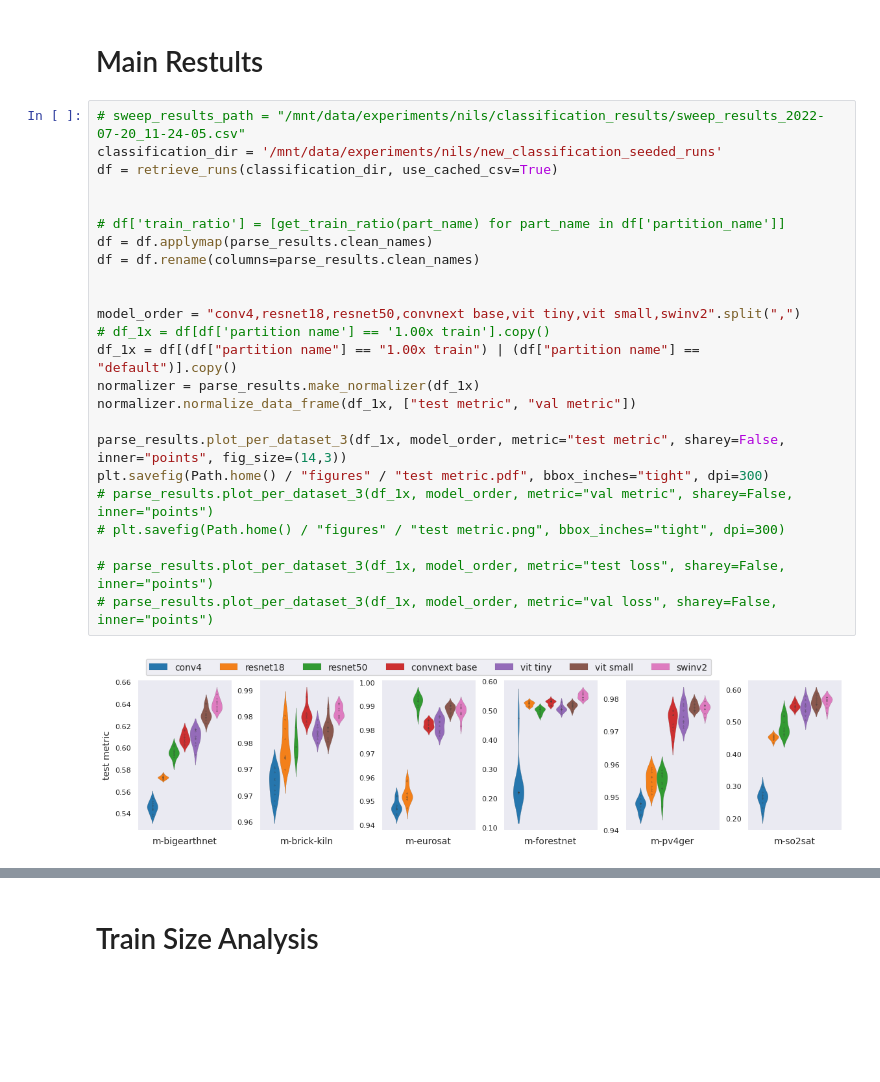
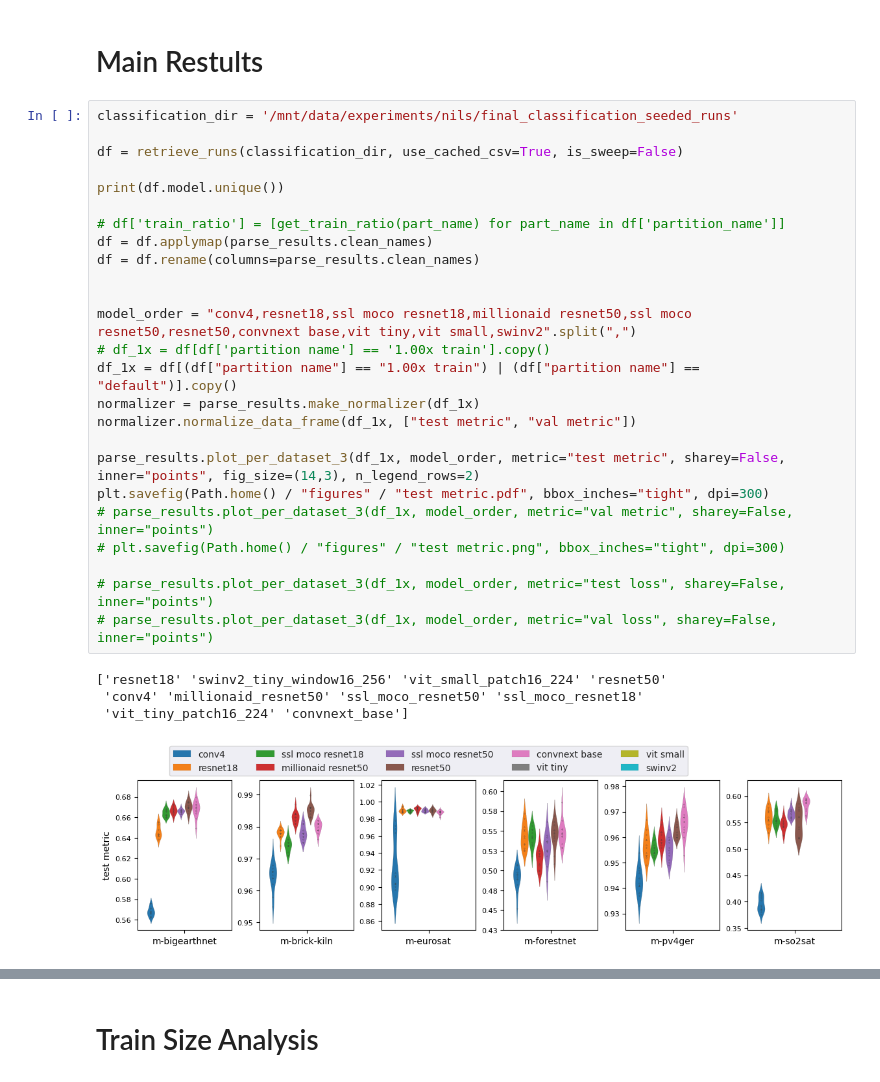
Before and after one commit to ServiceNow/geo-bench, a Jupyter notebook: ccb/experiment/parse_results.ipynb, the cells around one changed output, grey strips where cells are left out. Saved outputs shown, nothing was run; the diff lists cells and outputs as text; blank space fills up the shorter version.

```diff
--- a/ccb/experiment/parse_results.ipynb
+++ b/ccb/experiment/parse_results.ipynb
@@ -17,31 +14,35 @@ The autoreload extension is already loaded. To reload it, use:
 # %% [markdown]
 # Main Restults
 # %%
-# sweep_results_path = "/mnt/data/experiments/nils/classification_results/sweep_results_2022-07-20_11-24-05.csv"
-classification_dir = '/mnt/data/experiments/nils/new_classification_seeded_runs'
-df = retrieve_runs(classification_dir, use_cached_csv=True)
+classification_dir = '/mnt/data/experiments/nils/final_classification_seeded_runs'
 
+df = retrieve_runs(classification_dir, use_cached_csv=True, is_sweep=False)
+
+print(df.model.unique())
 
 # df['train_ratio'] = [get_train_ratio(part_name) for part_name in df['partition_name']]
 df = df.applymap(parse_results.clean_names)
 df = df.rename(columns=parse_results.clean_names)
 
 
-model_order = "conv4,resnet18,resnet50,convnext base,vit tiny,vit small,swinv2".split(",")
+model_order = "conv4,resnet18,ssl moco resnet18,millionaid resnet50,ssl moco resnet50,resnet50,convnext base,vit tiny,vit small,swinv2".split(",")
 # df_1x = df[df['partition name'] == '1.00x train'].copy()
 df_1x = df[(df["partition name"] == "1.00x train") | (df["partition name"] == "default")].copy()
 normalizer = parse_results.make_normalizer(df_1x)
 normalizer.normalize_data_frame(df_1x, ["test metric", "val metric"])
 
-parse_results.plot_per_dataset_3(df_1x, model_order, metric="test metric", sharey=False, inner="points", fig_size=(14,3))
+parse_results.plot_per_dataset_3(df_1x, model_order, metric="test metric", sharey=False, inner="points", fig_size=(14,3), n_legend_rows=2)
 plt.savefig(Path.home() / "figures" / "test metric.pdf", bbox_inches="tight", dpi=300)
 # parse_results.plot_per_dataset_3(df_1x, model_order, metric="val metric", sharey=False, inner="points")
 # plt.savefig(Path.home() / "figures" / "test metric.png", bbox_inches="tight", dpi=300)
 
 # parse_results.plot_per_dataset_3(df_1x, model_order, metric="test loss", sharey=False, inner="points")
 # parse_results.plot_per_dataset_3(df_1x, model_order, metric="val loss", sharey=False, inner="points")
 # %% [output]
+['resnet18' 'swinv2_tiny_window16_256' 'vit_small_patch16_224' 'resnet50'
+ 'conv4' 'millionaid_resnet50' 'ssl_moco_resnet50' 'ssl_moco_resnet18'
+ 'vit_tiny_patch16_224' 'convnext_base']
-[figure, old version]
+[figure, new version]
 # %%
 parse_results.plot_bootstrap_aggregate(df_1x, metric="normalized test metric", model_order=model_order, fig_size=(12,3))
 # parse_results.plot_bootstrap_aggregate(df_1x, metric="normalized val_metric", model_order=model_order)
```
Also changed, not shown: parts of 9 cells of this notebook, 10 other files.
